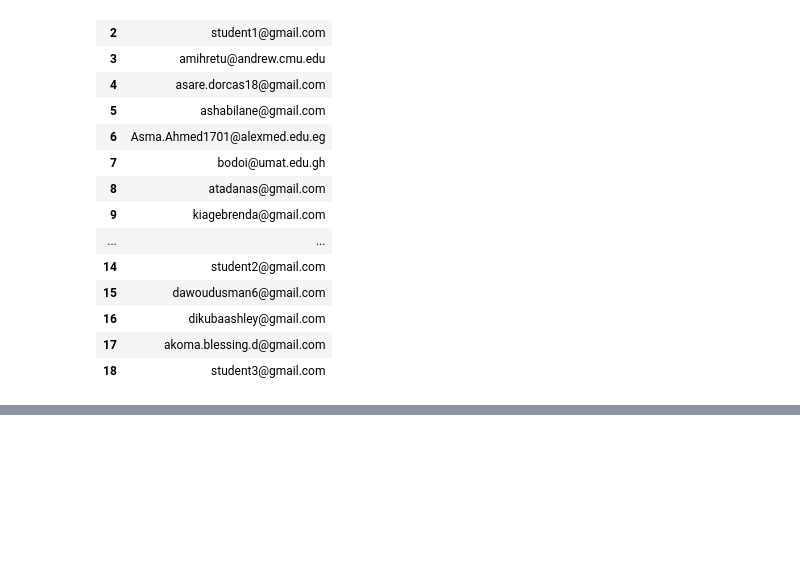
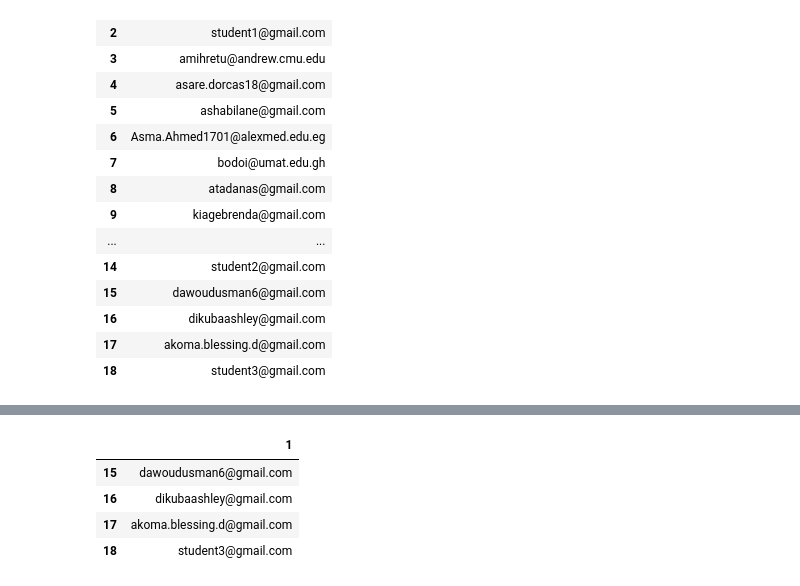
Before and after one commit to trendinafrica/student_selection_process_automation, a Jupyter notebook: main.ipynb, the cells around one changed output, grey strips where cells are left out. Cells and saved outputs as stored; diff of their text form; code cells hidden in the pictures; blank space fills up the shorter version.

```diff
--- a/main.ipynb
+++ b/main.ipynb
@@ -434,0 +478,8 @@ flag_duplicate_refs(ref_raw_responses_df)
+# %%
+responses_df_final_flagged_removed.iloc[:, 1:2]
+# %% [output]
+|  | 1 |
+| 15 | dawoudusman6@gmail.com |
+| 16 | dikubaashley@gmail.com |
+| 17 | akoma.blessing.d@gmail.com |
+| 18 | student3@gmail.com |
```
Also changed, not shown: parts of 8 cells of this notebook, 5 other files.
